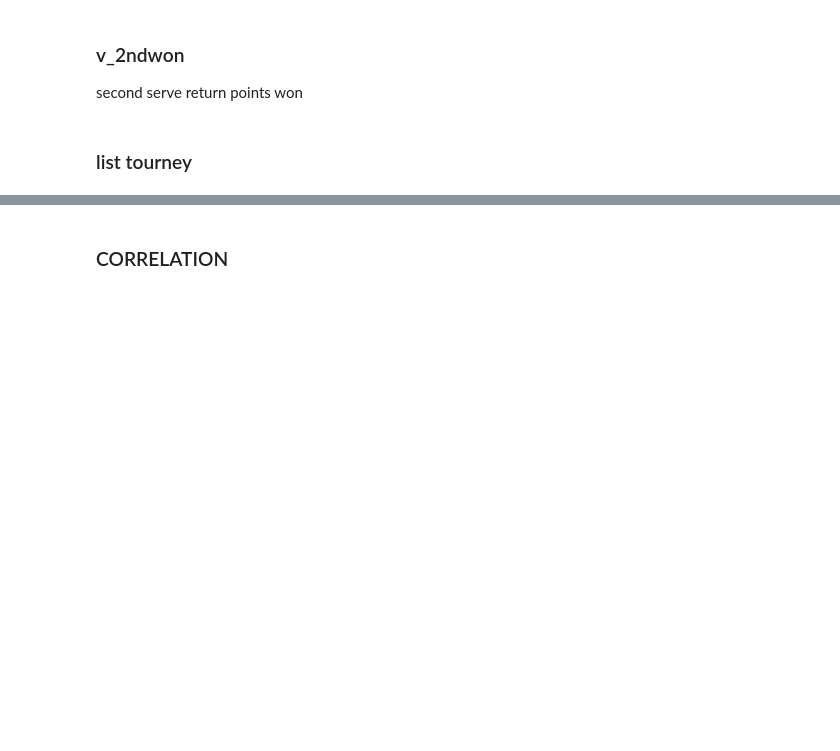
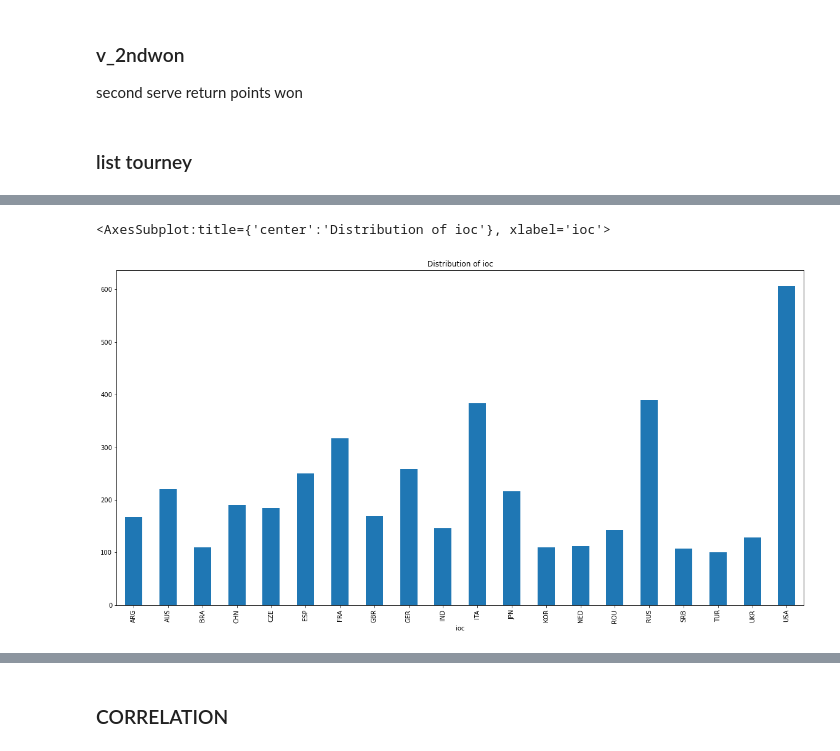
Before and after one commit to OrnelaDanushi/DM-project21, a Jupyter notebook: 4_Data_Preparation.ipynb, the cells around one changed output, grey strips where cells are left out. Drawn from its saved outputs; the diff is of its cells as text; code cells hidden in the pictures; blank space fills up the shorter version.

```diff
--- a/4_Data_Preparation.ipynb
+++ b/4_Data_Preparation.ipynb
@@ -741,0 +864,10 @@ second serve return points won
+# %%
+lf = pl_cat.groupby(pl_cat.ioc).size()
+lf=lf[lf>100]
+lf.plot(
+    figsize=(20, 10),
+    title="Distribution of ioc",
+    kind='bar')
+# %% [output]
+<AxesSubplot:title={'center':'Distribution of ioc'}, xlabel='ioc'>
+[figure, added]
```
Also changed, not shown: parts of 16 cells of this notebook, 1 other file.
